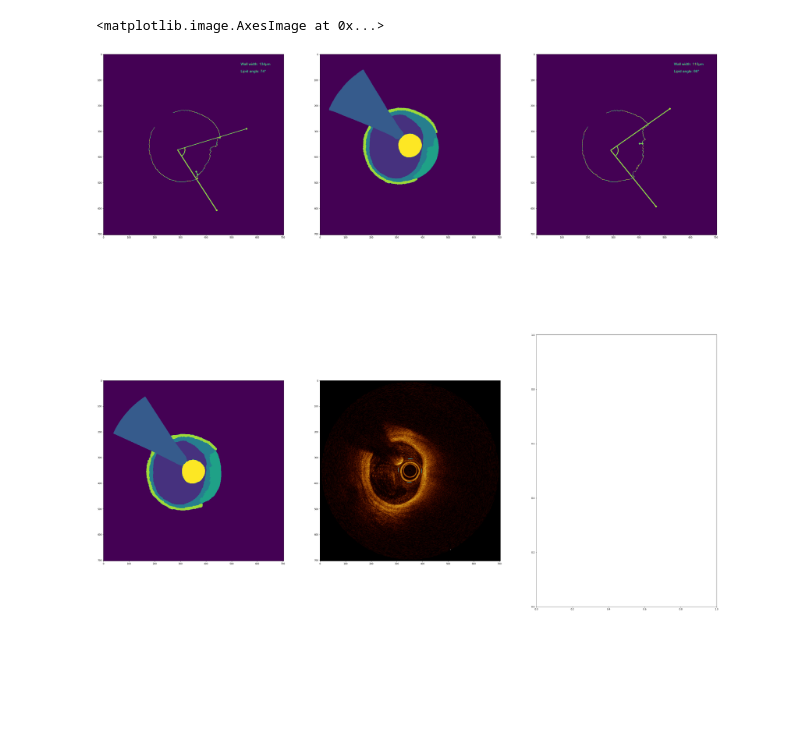
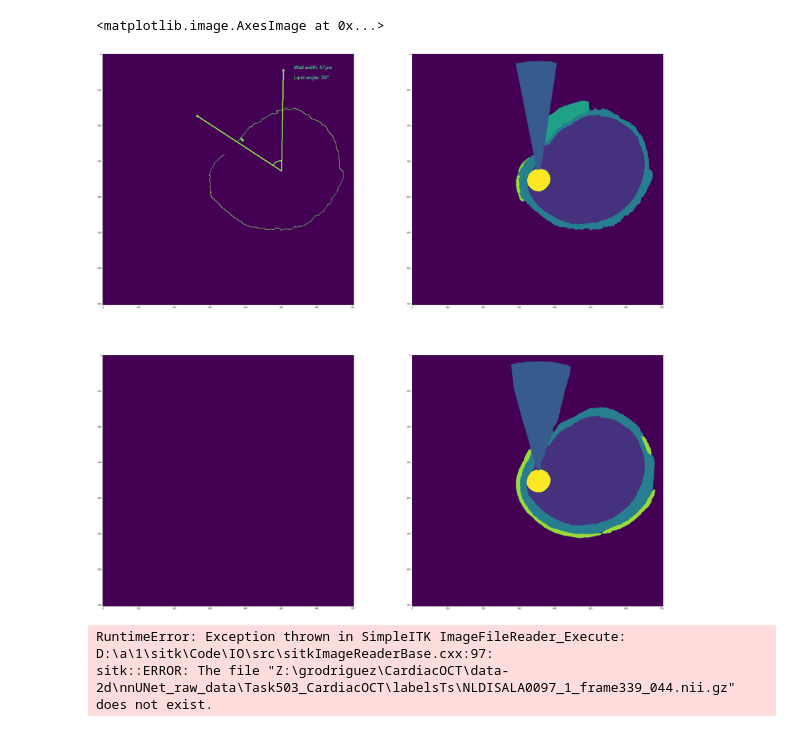
Before and after one commit to Gonzalo2408/CardiacOCT-project, a Jupyter notebook: post-processing/output_handling.ipynb, the cells around one changed output. Cells and saved outputs as stored; diff of their text form; code cells hidden in the pictures; blank space fills up the shorter version.

```diff
--- a/post-processing/output_handling.ipynb
+++ b/post-processing/output_handling.ipynb
@@ -311,12 +276,11 @@ def create_annotations(image, conv_fact = 1, im_insize = 704, bin_size = 2):
 
     return output_image, thickness_bin, cap_thickness, lipid_arc
 # %%
-img = sitk.ReadImage(r'Z:\grodriguez\CardiacOCT\predicted_results_model3_2d\NLDAMPH0005_1_frame120_003.nii.gz')
+img = sitk.ReadImage(r'Z:\grodriguez\CardiacOCT\predicted_results_model3_2d\NLDISALA0093_1_frame520_049.nii.gz')
 img_pixel_data = sitk.GetArrayFromImage(img)[0]
 
-orig = sitk.ReadImage(r'Z:\grodriguez\CardiacOCT\data-2d\nnUNet_raw_data\Task503_CardiacOCT\labelsTs\NLDAMPH0005_1_frame120_003.nii.gz')
+orig = sitk.ReadImage(r'Z:\grodriguez\CardiacOCT\data-2d\nnUNet_raw_data\Task503_CardiacOCT\labelsTs\NLDISALA0093_1_frame520_049.nii.gz')
 orig_pixel_data = sitk.GetArrayFromImage(orig)[0]
+
+image, thickness_bin, cap_thickness, lipid_arc = create_annotations(orig)
+image2, thickness_bin2, cap_thickness2, lipid_arc2 = create_annotations(img)
-# %%
-image, thickness_bin, cap_thickness, lipid_arc = create_annotations(img_pixel_data)
-
-#image2, thickness_bin2, cap_thickness2, lipid_arc2 = create_annotations(orig_pixel_data)
@@ -345,13 +287,24 @@ merged_preproc[:,:,2] = preproc_b_pixel_data
 # %%
-fig, axes = plt.subplots(2,3, figsize=(50,50))
+fig, axes = plt.subplots(2,2, figsize=(50,50))
 
 axes = axes.flatten()
 
 axes[0].imshow(image)
-axes[1].imshow(img_pixel_data)
+axes[1].imshow(orig_pixel_data)
 axes[2].imshow(image2)
-axes[3].imshow(orig_pixel_data)
-axes[4].imshow(merged_preproc.astype(np.int32))
+axes[3].imshow(img_pixel_data)
 # %% [output]
 <matplotlib.image.AxesImage at 0x...>
-[figure, old version]
+[figure, new version]
+# %%
+img = sitk.ReadImage(r'Z:\grodriguez\CardiacOCT\predicted_results_model3_2d\NLDISALA0097_1_frame320_052.nii.gz')
+img_pixel_data = sitk.GetArrayFromImage(img)[0]
+
+orig = sitk.ReadImage(r'Z:\grodriguez\CardiacOCT\data-2d\nnUNet_raw_data\Task503_CardiacOCT\labelsTs\NLDISALA0097_1_frame320_052.nii.gz')
+orig_pixel_data = sitk.GetArrayFromImage(orig)[0]
+
+image, thickness_bin, cap_thickness, lipid_arc = create_annotations(orig_pixel_data)
+image2, thickness_bin2, cap_thickness2, lipid_arc2 = create_annotations(img_pixel_data)
+# %% [output]
+RuntimeError: Exception thrown in SimpleITK ImageFileReader_Execute: D:\a\1\sitk\Code\IO\src\sitkImageReaderBase.cxx:97:
+sitk::ERROR: The file "Z:\grodriguez\CardiacOCT\data-2d\nnUNet_raw_data\Task503_CardiacOCT\labelsTs\NLDISALA0097_1_frame339_044.nii.gz" does not exist.
```
Also changed, not shown: parts of 9 cells of this notebook, 24 other files.
